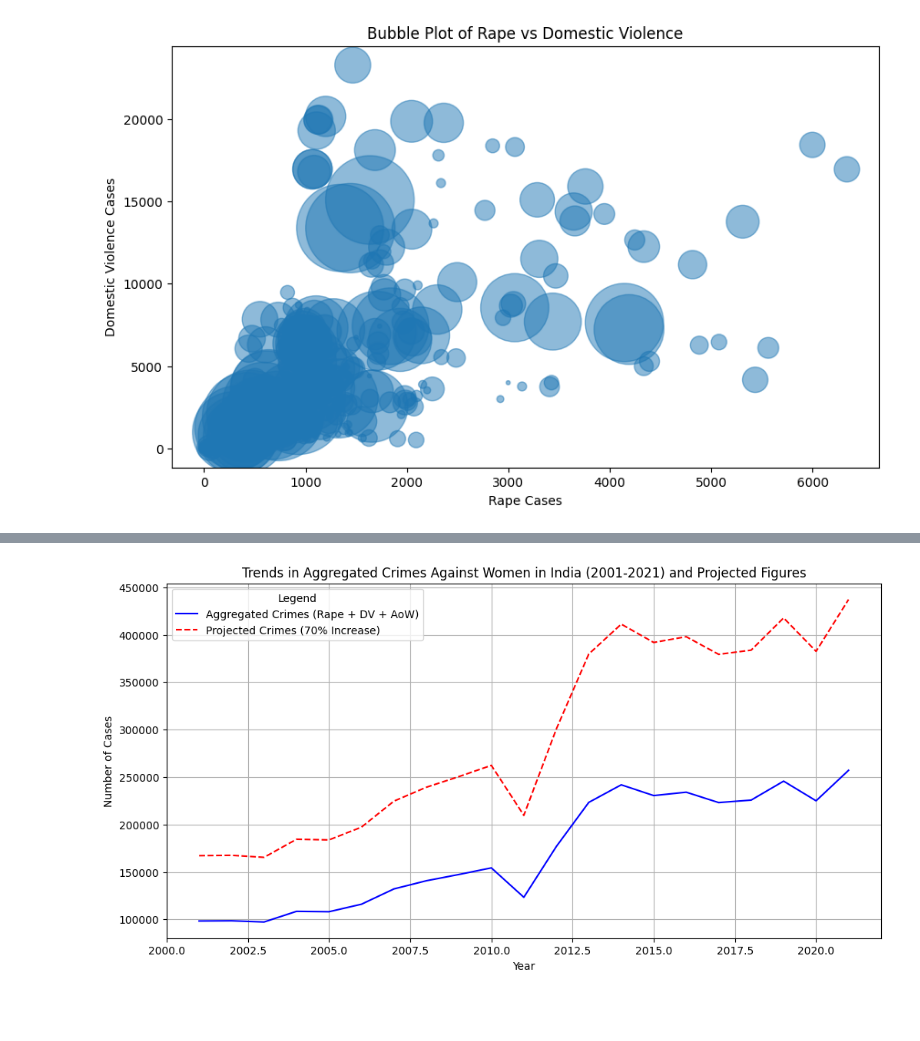
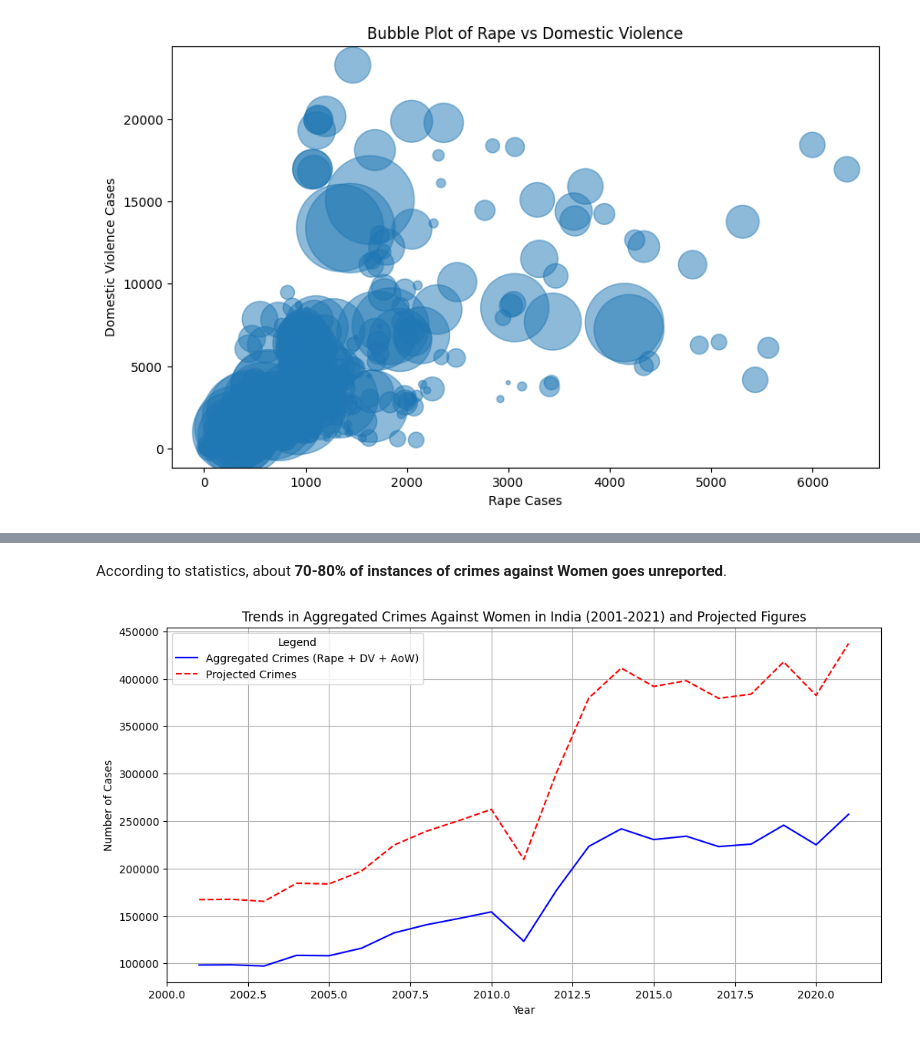
Before and after one commit to Amannpy/Data-Analysis, a Jupyter notebook: crime-against-women-2001-2021.ipynb, the cells around one changed output, grey strips where cells are left out. Saved outputs shown, nothing was run; the diff lists cells and outputs as text; code cells hidden in the pictures; blank space fills up the shorter version.

```diff
--- a/crime-against-women-2001-2021.ipynb
+++ b/crime-against-women-2001-2021.ipynb
@@ -568,23 +537,21 @@ plt.show()
+# %% [markdown]
+According to statistics, about **70-80% of instances of crimes against Women goes unreported**.
 # %%
-# Aggregate the crime types
 data['Total_Crimes'] = data[['Rape', 'DV', 'AoW']].sum(axis=1)
 
-# Calculate projected figures with a 70% increase
 data['Projected_Crimes'] = data['Total_Crimes'] * 1.70
 
-# Aggregate data by year
 crimeYear = data.groupby('Year').sum()
 
-# Plot the aggregated crimes and projected figures
 plt.figure(figsize=(12, 6))
 plt.plot(crimeYear.index, crimeYear['Total_Crimes'], label='Aggregated Crimes (Rape + DV + AoW)', color='blue')
-plt.plot(crimeYear.index, crimeYear['Projected_Crimes'], label='Projected Crimes (70% Increase)', color='red', linestyle='--')
+plt.plot(crimeYear.index, crimeYear['Projected_Crimes'], label='Projected Crimes', color='red', linestyle='--')
 
 plt.title('Trends in Aggregated Crimes Against Women in India (2001-2021) and Projected Figures')
 plt.xlabel('Year')
 plt.ylabel('Number of Cases')
 plt.legend(title='Legend')
 plt.grid(True)
 plt.show()
 # %% [output]
-[figure, old version]
+[figure, new version]
```
Also changed, not shown: parts of 34 cells of this notebook.
